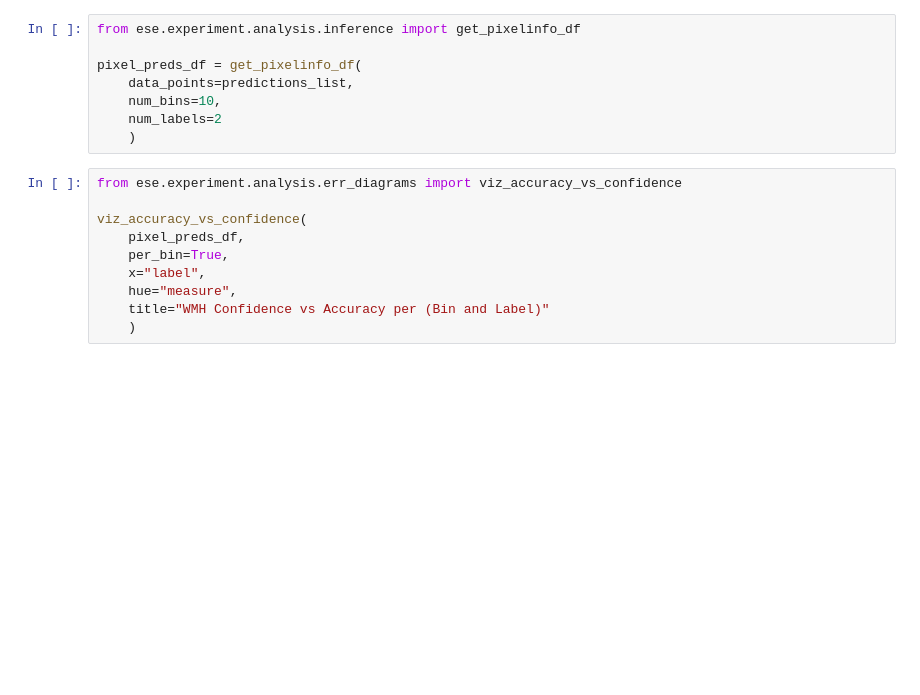
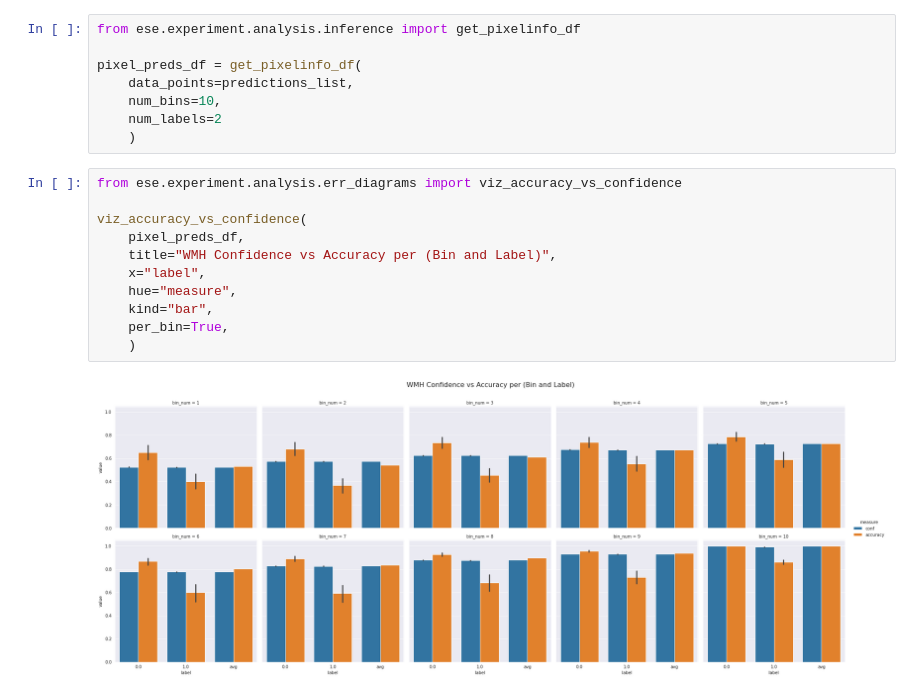
Before and after one commit to VictorButoi/ESE, a Jupyter notebook: notebooks/err_analysis/Err_WMH.ipynb, the cells around one changed output. Cells and saved outputs as stored; diff of their text form; blank space fills up the shorter version.

```diff
--- a/notebooks/err_analysis/Err_WMH.ipynb
+++ b/notebooks/err_analysis/Err_WMH.ipynb
@@ -63,13 +65,16 @@ pixel_preds_df = get_pixelinfo_df(
 # %%
 from ese.experiment.analysis.err_diagrams import viz_accuracy_vs_confidence
 
 viz_accuracy_vs_confidence(
     pixel_preds_df,
-    per_bin=True,
+    title="WMH Confidence vs Accuracy per (Bin and Label)",
     x="label",
     hue="measure",
-    title="WMH Confidence vs Accuracy per (Bin and Label)"
+    kind="bar",
+    per_bin=True,
     )
+# %% [output]
+[figure, added]
 # %%
 from ese.experiment.analysis.err_diagrams import viz_accuracy_vs_confidence
 
```
Also changed, not shown: parts of 3 cells of this notebook.
